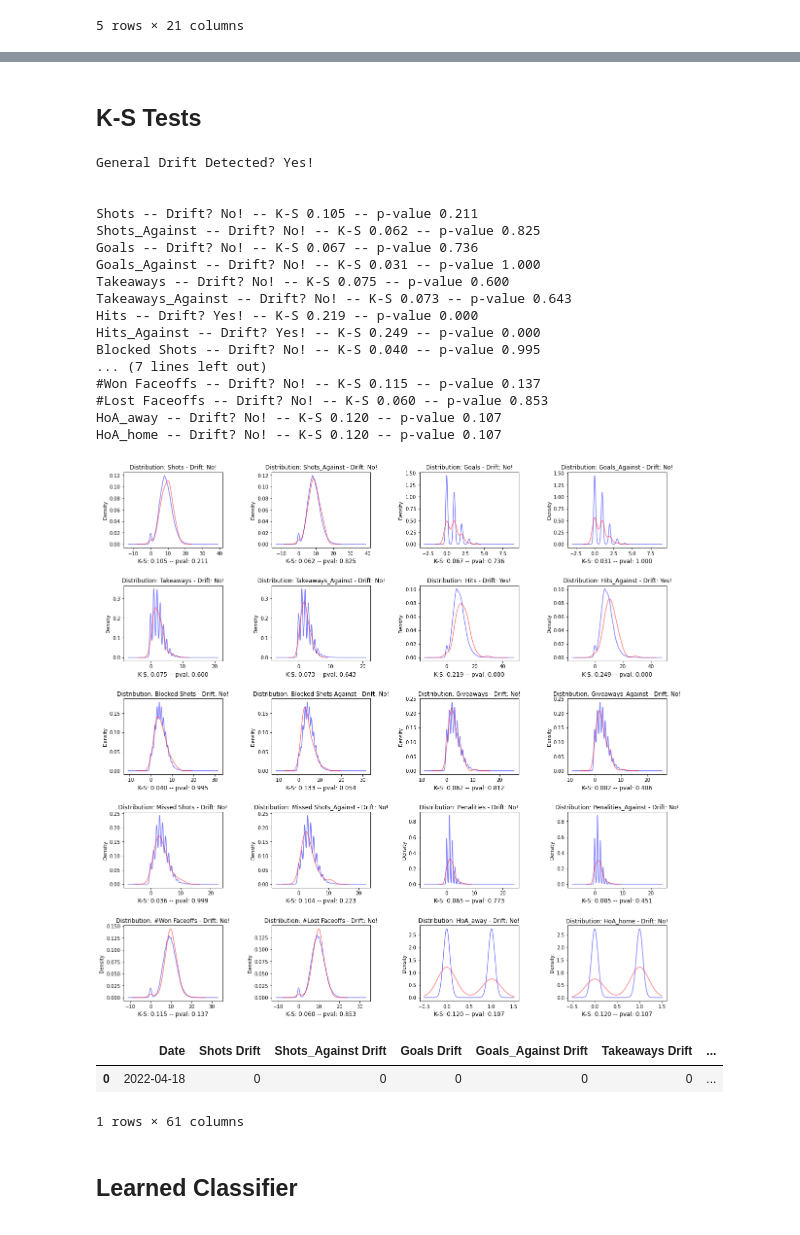
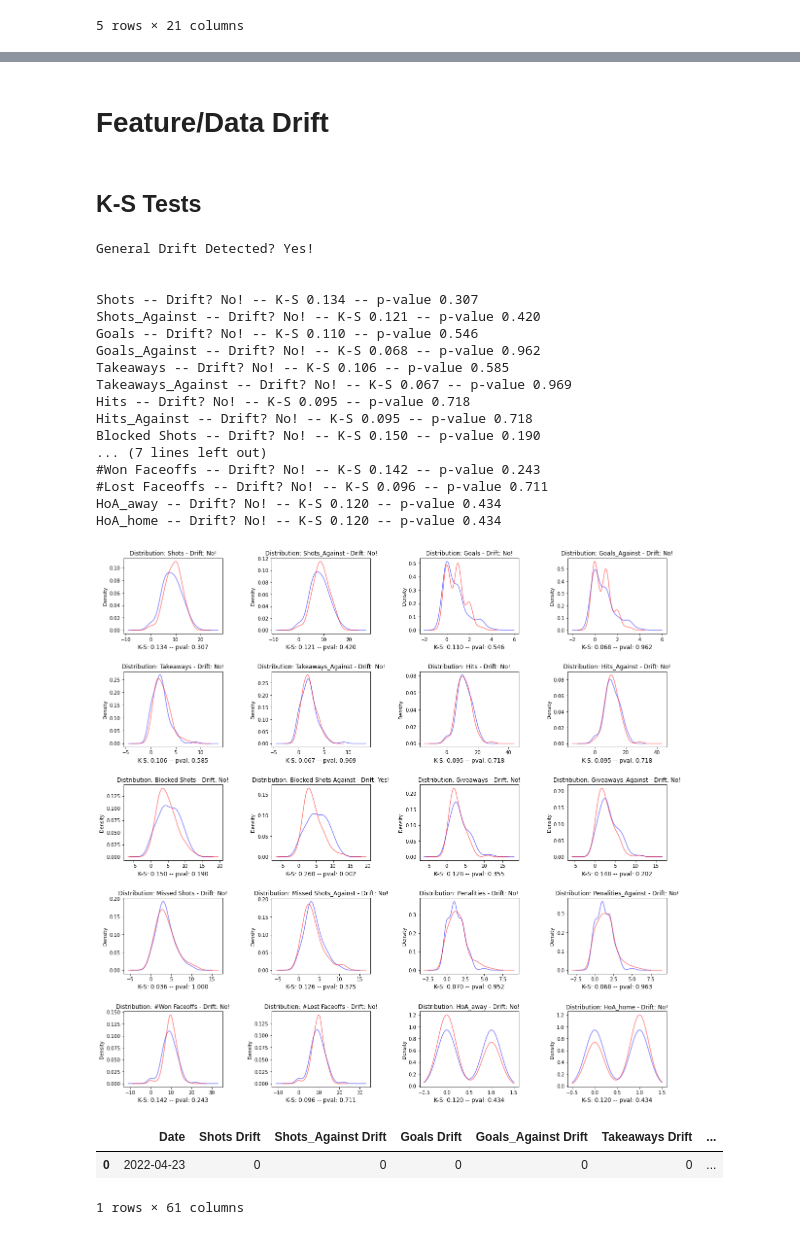
Before and after one commit to McGill-MMA-EnterpriseAnalytics/NHL-Game-II, a Jupyter notebook: modeling/DriftDetection.ipynb, the cells around one changed output, grey strips where cells are left out. Saved outputs shown, nothing was run; the diff lists cells and outputs as text; code cells hidden in the pictures.

Commit message:
finalized drift detection

```diff
--- a/modeling/DriftDetection.ipynb
+++ b/modeling/DriftDetection.ipynb
@@ -48,26 +48,27 @@ df.head()
 | 4 | 1 | 9.0 | 8.0 | 0.0 | 1.0 | 3.0 | 2.0 | 4.0 | ... |
 5 rows × 21 columns
 # %%
-def split_ref_new(df, last_n, include_target:bool = False):
+def split_ref_new(df, last_n, ref_data_n, include_target:bool = False):
     """
     Splits the main dataframe into a reference and new dataframe and np.array for drift detection
+    Takes args last_n for new data and ref_data_n for reference data
     If include_target is True, also returns split y
     """
     if include_target == False:
-        X_ref = np.array(df.iloc[:-last_n, 1:])
-        df_ref = df.iloc[:-last_n, 1:]
+        X_ref = np.array(df.iloc[-ref_data_n - 2:-last_n, 1:])
+        df_ref = df.iloc[-ref_data_n - 2:-last_n, 1:]
         X_new = np.array(df.iloc[-last_n:, 1:])
         df_new = df.iloc[-last_n:, 1:]
 
         return X_ref, df_ref, X_new, df_new
 
     if include_target == True:
-        X_ref = np.array(df.iloc[:-last_n,:])
-        df_ref = df.iloc[:-last_n,:]
-        y_ref = df.iloc[:-last_n,0]
+        X_ref = np.array(df.iloc[-ref_data_n - 2:-last_n, :])
+        df_ref = df.iloc[-ref_data_n - 2:-last_n, :]
+        y_ref = df.iloc[-ref_data_n - 2:-last_n,0]
 
-        X_new = np.array(df.iloc[-last_n:,:])
-        df_new = df.iloc[-last_n:,:]
-        y_new = df.iloc[-last_n:,0]
+        X_new = np.array(df.iloc[-last_n:, :])
+        df_new = df.iloc[-last_n:, :]
+        y_new = df.iloc[-last_n:, 0]
 
-        return X_ref, df_ref, y_ref, y_ref, X_new, df_new, y_new
+        return X_ref, df_ref, y_ref, X_new, df_new, y_new
@@ -76,5 +75,7 @@ def split_ref_new(df, last_n, include_target:bool = False):
-# %% [markdown]
-## K-S Tests
+# %% [markdown]
+# Feature/Data Drift
+# %% [markdown]
+## K-S Tests
 # %%
 def plot_features(new_data, ref_data, feature_drift, drift_stats):
     """
@@ -100,13 +101,13 @@ def plot_features(new_data, ref_data, feature_drift, drift_stats):
     fig.subplots_adjust(hspace=0.5)
     fig.subplots_adjust(wspace=0.5)
 # %%
-def feature_KS_test(df, last_n):
+def feature_KS_test(df, last_n, ref_data_n):
     """
     Takes dataframe as input, runs a TabularDrift test, prints out results and outputs graphs
     """
 
     #Split dataset into references
-    X_ref, df_ref, X_new, df_new = split_ref_new(df, last_n)
+    X_ref, df_ref, X_new, df_new = split_ref_new(df, last_n, ref_data_n)
 
     #Get the feature names
     feature_names = df_ref.columns
@@ -141,27 +142,27 @@ def feature_KS_test(df, last_n):
 
     return drift_stats
 # %%
-#Run TabularDrift detection for last 100 games
-ks_drift_stats = feature_KS_test(df, 100)
+#Run TabularDrift detection for last 50 games compared to 100 games before that
+ks_drift_stats = feature_KS_test(df, 100, 200)
 # %% [output]
 General Drift Detected? Yes!
 
 
-Shots -- Drift? No! -- K-S 0.105 -- p-value 0.211
-Shots_Against -- Drift? No! -- K-S 0.062 -- p-value 0.825
-Goals -- Drift? No! -- K-S 0.067 -- p-value 0.736
-Goals_Against -- Drift? No! -- K-S 0.031 -- p-value 1.000
-Takeaways -- Drift? No! -- K-S 0.075 -- p-value 0.600
-Takeaways_Against -- Drift? No! -- K-S 0.073 -- p-value 0.643
-Hits -- Drift? Yes! -- K-S 0.219 -- p-value 0.000
-Hits_Against -- Drift? Yes! -- K-S 0.249 -- p-value 0.000
-Blocked Shots -- Drift? No! -- K-S 0.040 -- p-value 0.995
+Shots -- Drift? No! -- K-S 0.134 -- p-value 0.307
+Shots_Against -- Drift? No! -- K-S 0.121 -- p-value 0.420
+Goals -- Drift? No! -- K-S 0.110 -- p-value 0.546
+Goals_Against -- Drift? No! -- K-S 0.068 -- p-value 0.962
+Takeaways -- Drift? No! -- K-S 0.106 -- p-value 0.585
+Takeaways_Against -- Drift? No! -- K-S 0.067 -- p-value 0.969
+Hits -- Drift? No! -- K-S 0.095 -- p-value 0.718
+Hits_Against -- Drift? No! -- K-S 0.095 -- p-value 0.718
+Blocked Shots -- Drift? No! -- K-S 0.150 -- p-value 0.190
 ... (7 lines left out)
-#Won Faceoffs -- Drift? No! -- K-S 0.115 -- p-value 0.137
-#Lost Faceoffs -- Drift? No! -- K-S 0.060 -- p-value 0.853
-HoA_away -- Drift? No! -- K-S 0.120 -- p-value 0.107
-HoA_home -- Drift? No! -- K-S 0.120 -- p-value 0.107
+#Won Faceoffs -- Drift? No! -- K-S 0.142 -- p-value 0.243
+#Lost Faceoffs -- Drift? No! -- K-S 0.096 -- p-value 0.711
+HoA_away -- Drift? No! -- K-S 0.120 -- p-value 0.434
+HoA_home -- Drift? No! -- K-S 0.120 -- p-value 0.434
-[figure, old version]
+[figure, new version]
 # %%
 #Store results into dataset
 #Date, feature drift, score and pvalue
@@ -178,7 +179,5 @@ ks_drift_df.loc[len(ks_drift_df)] = drift_list
 ks_drift_df
 # %% [output]
 |  | Date | Shots Drift | Shots_Against Drift | Goals Drift | Goals_Against Drift | Takeaways Drift | ... |
-| 0 | 2022-04-18 | 0 | 0 | 0 | 0 | 0 | ... |
+| 0 | 2022-04-23 | 0 | 0 | 0 | 0 | 0 | ... |
 1 rows × 61 columns
-# %% [markdown]
-## Learned Classifier
```
Also changed, not shown: parts of 21 cells of this notebook.
